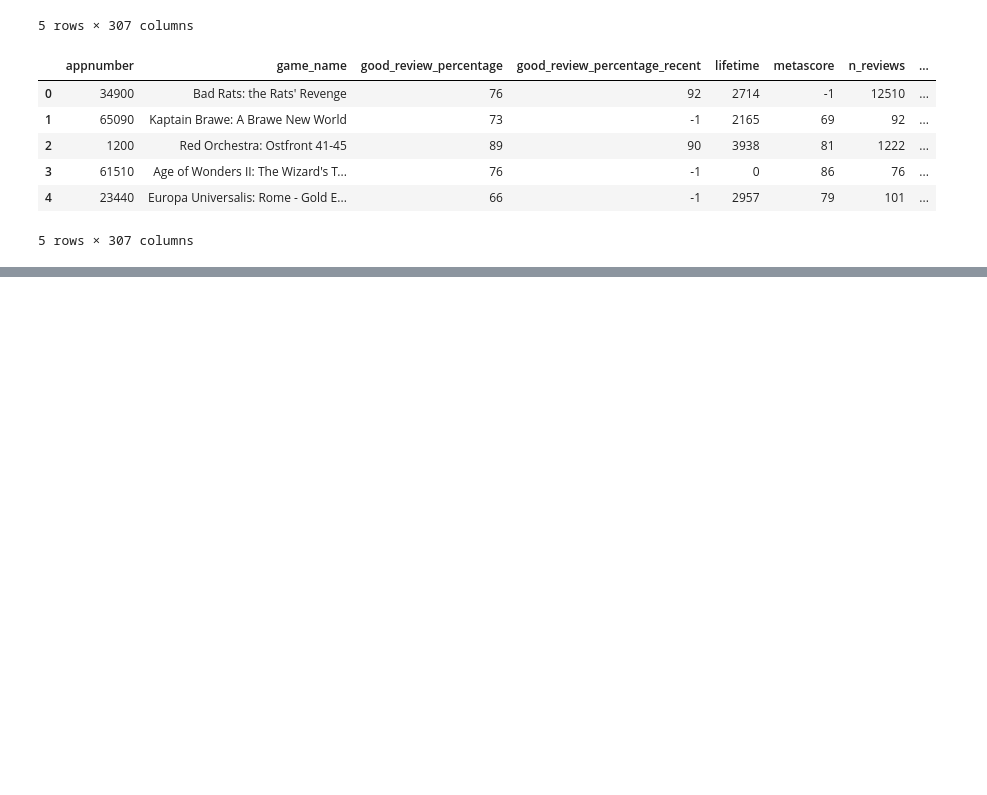
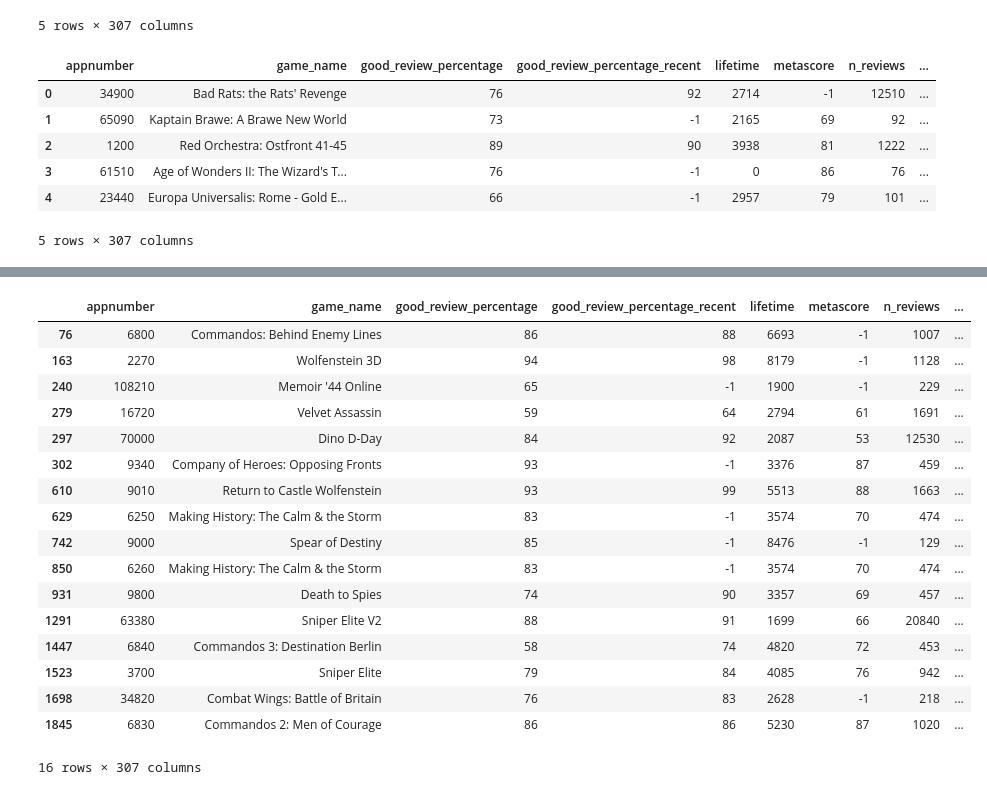
Before and after one commit to gkafka/SteamVis, a Jupyter notebook: SteamVis.ipynb, the cells around one changed output, grey strips where cells are left out. Cells and saved outputs as stored; diff of their text form; code cells hidden in the pictures; blank space fills up the shorter version.

```diff
--- a/SteamVis.ipynb
+++ b/SteamVis.ipynb
@@ -84,0 +123,12 @@ def steamvis(gamedf):
+# %%
+def tag_is_but_unlike(df, tag, rank = 5):
+    if tag not in df.columns:
+        heading = 'tag_%s' % tag;
+
+        if heading not in df.columns:
+            print("%s is not a valid tag. Returning all True." % tag);
+            return [True] * len(df.index);
+
+        return (df[heading] >= rank);
+
+    return (df[tag] >= rank);
@@ -88,0 +151,21 @@ steamvis(game_df)
+# %%
+game_df[tag_is_but_unlike(game_df, 'tag_World War II', 4)]
+# %% [output]
+|  | appnumber | game_name | good_review_percentage | good_review_percentage_recent | lifetime | metascore | n_reviews | ... |
+| 76 | 6800 | Commandos: Behind Enemy Lines | 86 | 88 | 6693 | -1 | 1007 | ... |
+| 163 | 2270 | Wolfenstein 3D | 94 | 98 | 8179 | -1 | 1128 | ... |
+| 240 | 108210 | Memoir '44 Online | 65 | -1 | 1900 | -1 | 229 | ... |
+| 279 | 16720 | Velvet Assassin | 59 | 64 | 2794 | 61 | 1691 | ... |
+| 297 | 70000 | Dino D-Day | 84 | 92 | 2087 | 53 | 12530 | ... |
+| 302 | 9340 | Company of Heroes: Opposing Fronts | 93 | -1 | 3376 | 87 | 459 | ... |
+| 610 | 9010 | Return to Castle Wolfenstein | 93 | 99 | 5513 | 88 | 1663 | ... |
+| 629 | 6250 | Making History: The Calm & the Storm | 83 | -1 | 3574 | 70 | 474 | ... |
+| 742 | 9000 | Spear of Destiny | 85 | -1 | 8476 | -1 | 129 | ... |
+| 850 | 6260 | Making History: The Calm & the Storm | 83 | -1 | 3574 | 70 | 474 | ... |
+| 931 | 9800 | Death to Spies | 74 | 90 | 3357 | 69 | 457 | ... |
+| 1291 | 63380 | Sniper Elite V2 | 88 | 91 | 1699 | 66 | 20840 | ... |
+| 1447 | 6840 | Commandos 3: Destination Berlin | 58 | 74 | 4820 | 72 | 453 | ... |
+| 1523 | 3700 | Sniper Elite | 79 | 84 | 4085 | 76 | 942 | ... |
+| 1698 | 34820 | Combat Wings: Battle of Britain | 76 | 83 | 2628 | -1 | 218 | ... |
+| 1845 | 6830 | Commandos 2: Men of Courage | 86 | 86 | 5230 | 87 | 1020 | ... |
+16 rows × 307 columns
```
Also changed, not shown: parts of 6 cells of this notebook.
